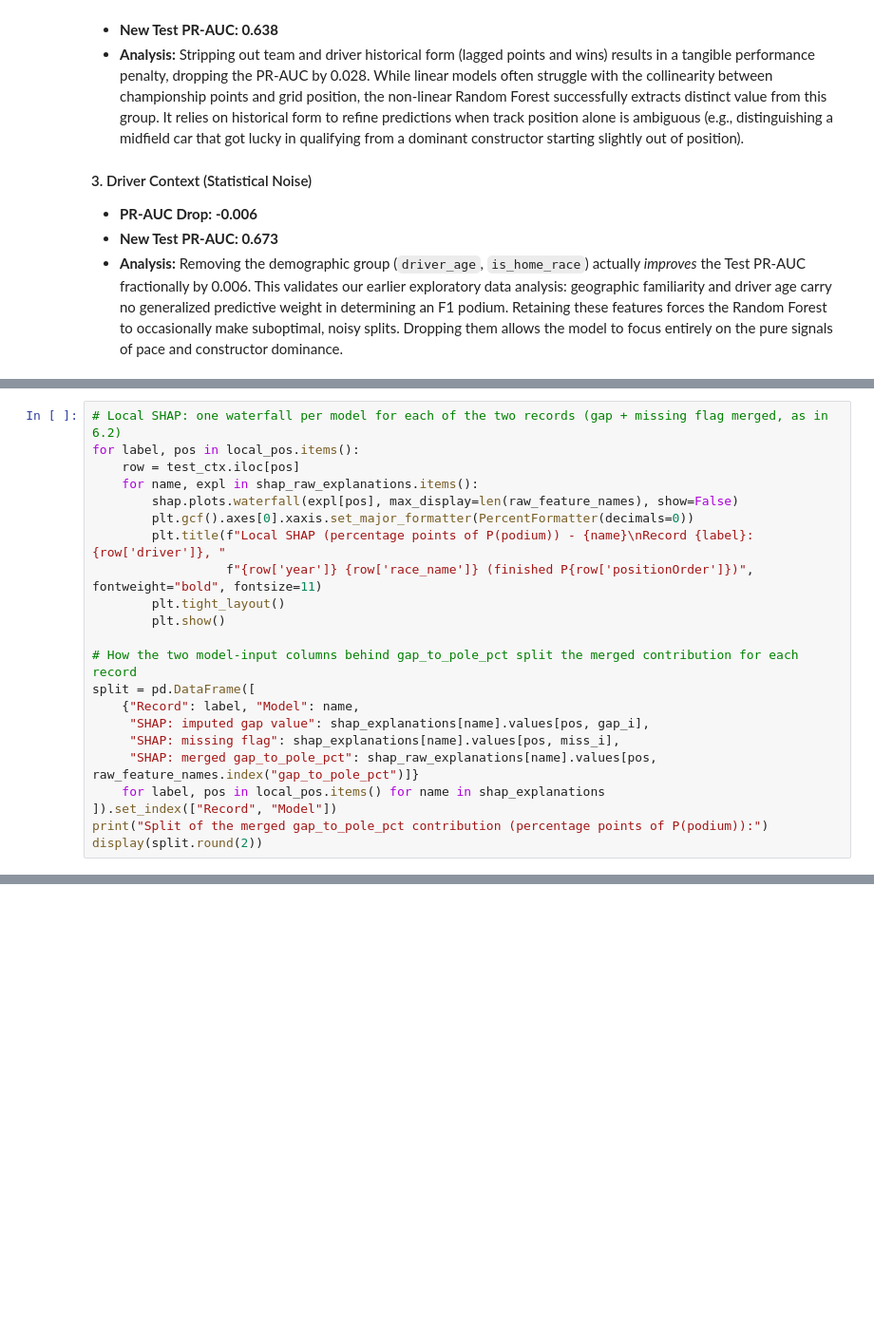
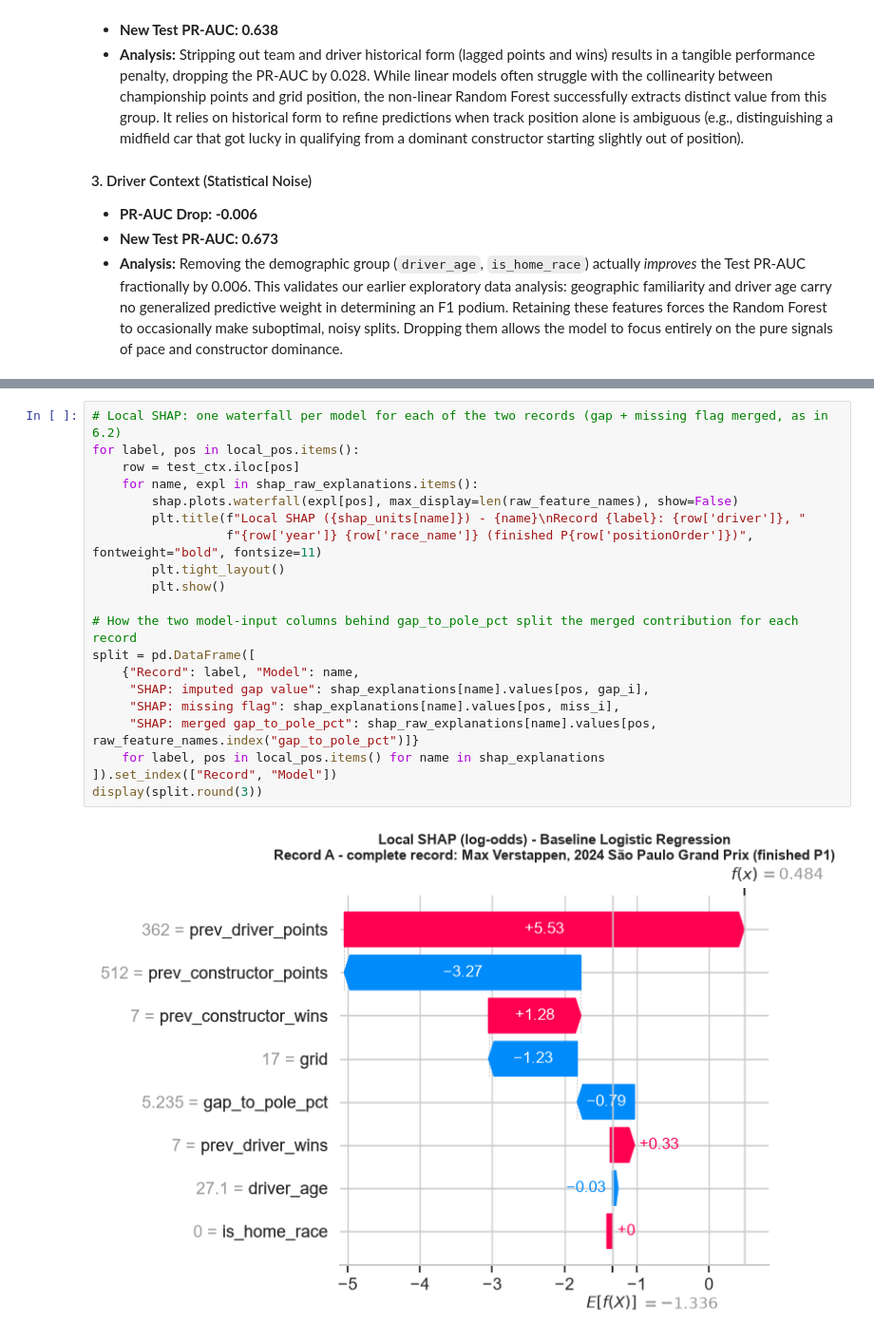
Before and after one commit to amado-888/ACL_Project, a Jupyter notebook: cleaned-version.ipynb, the cells around one changed output, grey strips where cells are left out. Shown at 95% size. Cells and saved outputs as stored; diff of their text form; blank space fills up the shorter version.

```diff
--- a/cleaned-version.ipynb
+++ b/cleaned-version.ipynb
@@ -2519,22 +2092,0 @@ display(summary.T)
-# %%
-# Local SHAP: one waterfall per model for each of the two records (gap + missing flag merged, as in 6.2)
-for label, pos in local_pos.items():
-    row = test_ctx.iloc[pos]
-    for name, expl in shap_raw_explanations.items():
-        shap.plots.waterfall(expl[pos], max_display=len(raw_feature_names), show=False)
-        plt.gcf().axes[0].xaxis.set_major_formatter(PercentFormatter(decimals=0))
-        plt.title(f"Local SHAP (percentage points of P(podium)) - {name}\nRecord {label}: {row['driver']}, "
-                  f"{row['year']} {row['race_name']} (finished P{row['positionOrder']})", fontweight="bold", fontsize=11)
-        plt.tight_layout()
-        plt.show()
-
-# How the two model-input columns behind gap_to_pole_pct split the merged contribution for each record
-split = pd.DataFrame([
-    {"Record": label, "Model": name,
-     "SHAP: imputed gap value": shap_explanations[name].values[pos, gap_i],
-     "SHAP: missing flag": shap_explanations[name].values[pos, miss_i],
-     "SHAP: merged gap_to_pole_pct": shap_raw_explanations[name].values[pos, raw_feature_names.index("gap_to_pole_pct")]}
-    for label, pos in local_pos.items() for name in shap_explanations
-]).set_index(["Record", "Model"])
-print("Split of the merged gap_to_pole_pct contribution (percentage points of P(podium)):")
-display(split.round(2))
@@ -2671,0 +2524,22 @@ display(df_local.round(3))
+# %%
+# Local SHAP: one waterfall per model for each of the two records (gap + missing flag merged, as in 6.2)
+for label, pos in local_pos.items():
+    row = test_ctx.iloc[pos]
+    for name, expl in shap_raw_explanations.items():
+        shap.plots.waterfall(expl[pos], max_display=len(raw_feature_names), show=False)
+        plt.title(f"Local SHAP ({shap_units[name]}) - {name}\nRecord {label}: {row['driver']}, "
+                  f"{row['year']} {row['race_name']} (finished P{row['positionOrder']})", fontweight="bold", fontsize=11)
+        plt.tight_layout()
+        plt.show()
+
+# How the two model-input columns behind gap_to_pole_pct split the merged contribution for each record
+split = pd.DataFrame([
+    {"Record": label, "Model": name,
+     "SHAP: imputed gap value": shap_explanations[name].values[pos, gap_i],
+     "SHAP: missing flag": shap_explanations[name].values[pos, miss_i],
+     "SHAP: merged gap_to_pole_pct": shap_raw_explanations[name].values[pos, raw_feature_names.index("gap_to_pole_pct")]}
+    for label, pos in local_pos.items() for name in shap_explanations
+]).set_index(["Record", "Model"])
+display(split.round(3))
+# %% [output]
+[figure, added]
```
Also changed, not shown: parts of 36 cells of this notebook, 21 other files.
